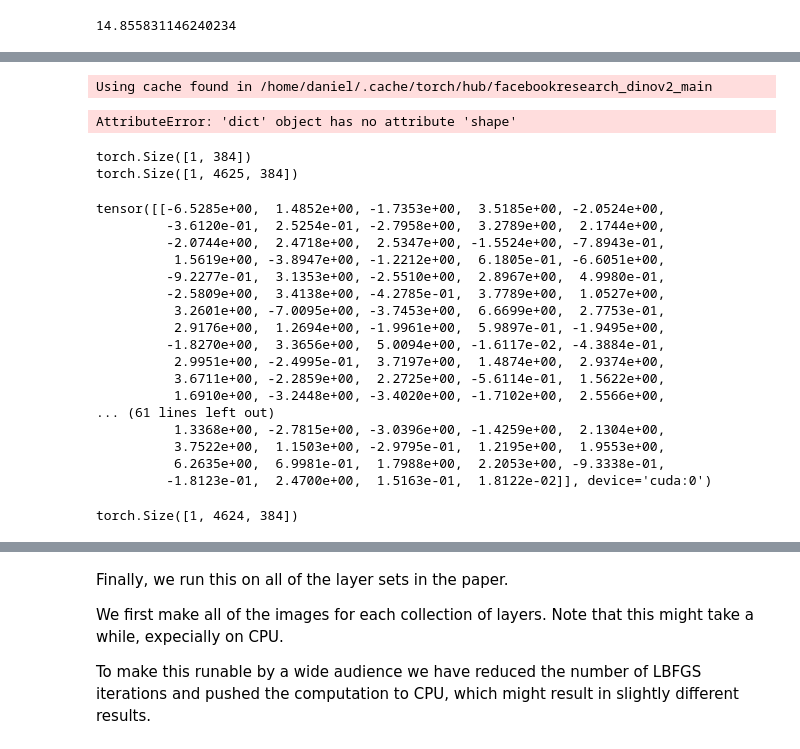
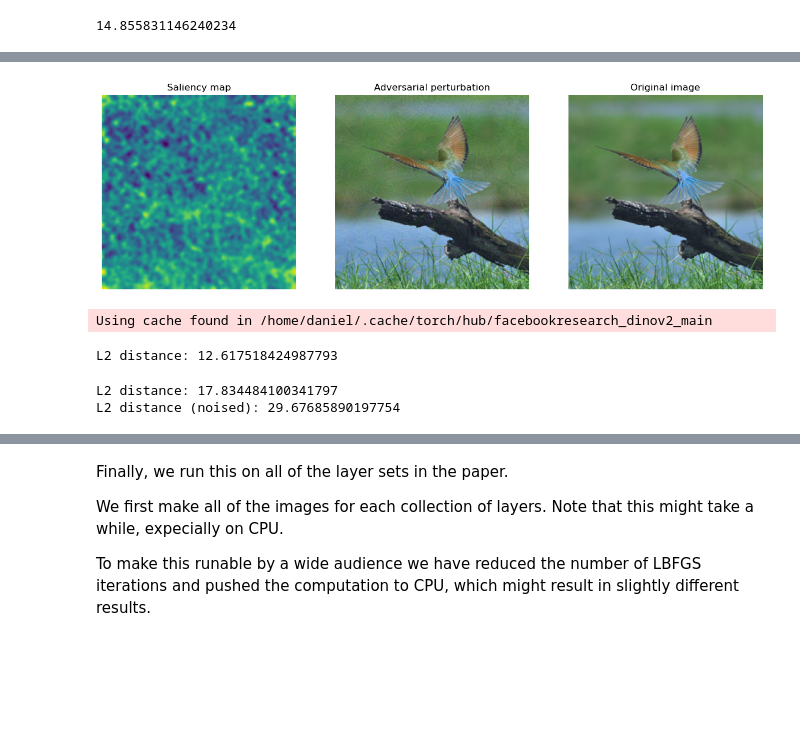
Before and after one commit to dsaragih/perceptualBall, a Jupyter notebook: Adversarial Perturbation on the Perceptual Ball.ipynb, the cells around one changed output, grey strips where cells are left out. Drawn from its saved outputs; the diff is of its cells as text; code cells hidden in the pictures; blank space fills up the shorter version.

```diff
--- a/Adversarial Perturbation on the Perceptual Ball.ipynb
+++ b/Adversarial Perturbation on the Perceptual Ball.ipynb
@@ -209,3 +296,23 @@ torch.Size([1, 3, 952, 952])
+# %%
+mat1 = gaussian_filter(res, sigma=2)
+
+fig, ax = plt.subplots(1, 3, figsize=(15, 5))
+ax[0].imshow(mat1.squeeze())
+ax[0].set_title('Saliency map')
+ax[0].axis('off')
+ax[1].imshow(adv_image[0].cpu().detach().numpy().transpose(1,2,0))
+ax[1].set_title('Adversarial perturbation')
+ax[1].axis('off')
+# Salt and pepper noise
+
+noised = img_variable + torch.randn_like(img_variable)*0.1
+
+ax[2].imshow(img_variable[0].cpu().detach().numpy().transpose(1,2,0))
+ax[2].set_title('Original image')
+ax[2].axis('off')
+plt.show()
+# %% [output]
+[figure, added]
 # %%
 device = torch.device("cuda") if torch.cuda.is_available() else torch.device("cpu")
 
@@ -214,36 +321,6 @@ for p in model.parameters():
     p.requires_grad = False
 model.to(device)
 model.eval()
-
-# get the features
-with torch.no_grad():
-    features = model.forward_features(img_variable.to(device))
 # %% [output]
 Using cache found in /home/daniel/.cache/torch/hub/facebookresearch_dinov2_main
-AttributeError: 'dict' object has no attribute 'shape'
+L2 distance: 12.617518424987793
-# %%
-clstoken = features['x_norm_clstoken']
-prenorm = features['x_prenorm']
-print(clstoken.shape), print(prenorm.shape)
-
-clstoken
-# %% [output]
-torch.Size([1, 384])
-torch.Size([1, 4625, 384])
-tensor([[-6.5285e+00,  1.4852e+00, -1.7353e+00,  3.5185e+00, -2.0524e+00,
-         -3.6120e-01,  2.5254e-01, -2.7958e+00,  3.2789e+00,  2.1744e+00,
-         -2.0744e+00,  2.4718e+00,  2.5347e+00, -1.5524e+00, -7.8943e-01,
-          1.5619e+00, -3.8947e+00, -1.2212e+00,  6.1805e-01, -6.6051e+00,
-         -9.2277e-01,  3.1353e+00, -2.5510e+00,  2.8967e+00,  4.9980e-01,
-         -2.5809e+00,  3.4138e+00, -4.2785e-01,  3.7789e+00,  1.0527e+00,
-          3.2601e+00, -7.0095e+00, -3.7453e+00,  6.6699e+00,  2.7753e-01,
-          2.9176e+00,  1.2694e+00, -1.9961e+00,  5.9897e-01, -1.9495e+00,
-         -1.8270e+00,  3.3656e+00,  5.0094e+00, -1.6117e-02, -4.3884e-01,
-          2.9951e+00, -2.4995e-01,  3.7197e+00,  1.4874e+00,  2.9374e+00,
-          3.6711e+00, -2.2859e+00,  2.2725e+00, -5.6114e-01,  1.5622e+00,
-          1.6910e+00, -3.2448e+00, -3.4020e+00, -1.7102e+00,  2.5566e+00,
-... (61 lines left out)
-          1.3368e+00, -2.7815e+00, -3.0396e+00, -1.4259e+00,  2.1304e+00,
-          3.7522e+00,  1.1503e+00, -2.9795e-01,  1.2195e+00,  1.9553e+00,
-          6.2635e+00,  6.9981e-01,  1.7988e+00,  2.2053e+00, -9.3338e-01,
-         -1.8123e-01,  2.4700e+00,  1.5163e-01,  1.8122e-02]], device='cuda:0')
@@ -253,4 +327,20 @@ with torch.no_grad():
-# %%
-out[0].shape
-# %% [output]
-torch.Size([1, 4624, 384])
+# %%
+
+# get the features
+with torch.no_grad():
+    noised_img = img_variable + torch.randn_like(img_variable)*0.1
+    features = model.forward_features(img_variable.to(device))
+    noised_feats = model.forward_features(noised_img.to(device))
+    adv_features = model.forward_features(adv_image.to(device))
+clstoken = features['x_norm_clstoken']
+adv_clstoken = adv_features['x_norm_clstoken']
+noised_cls = noised_feats['x_norm_clstoken']
+
+# L2 distance
+l2_dist = torch.norm(clstoken - adv_clstoken, p=2)
+l2_dist_blur = torch.norm(clstoken - noised_cls, p=2)
+print(f"L2 distance: {l2_dist.item()}")
+print(f"L2 distance (noised): {l2_dist_blur.item()}")
+# %% [output]
+L2 distance: 17.834484100341797
+L2 distance (noised): 29.67685890197754
```
Also changed, not shown: parts of 11 cells of this notebook, 12 other files.
